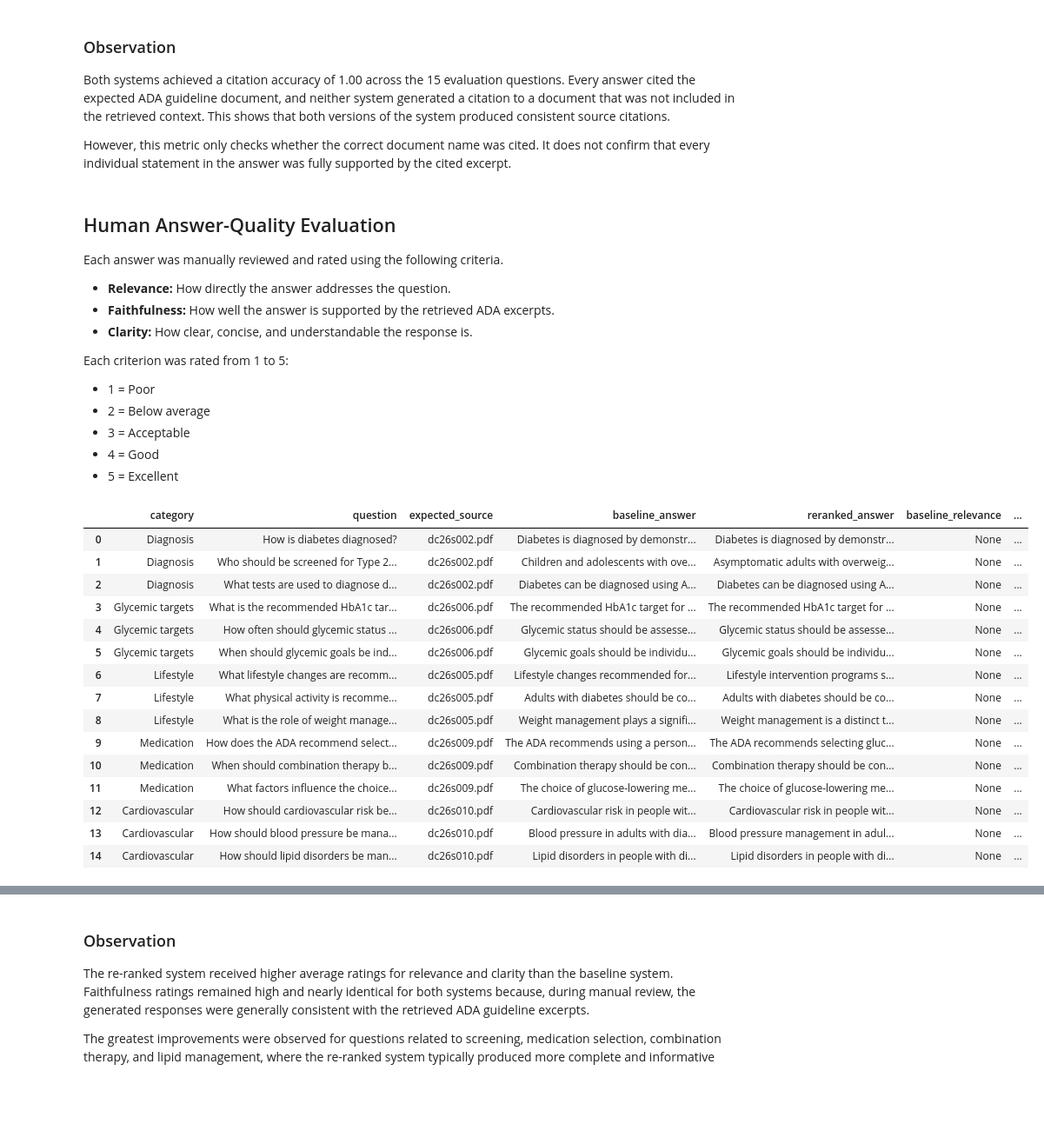
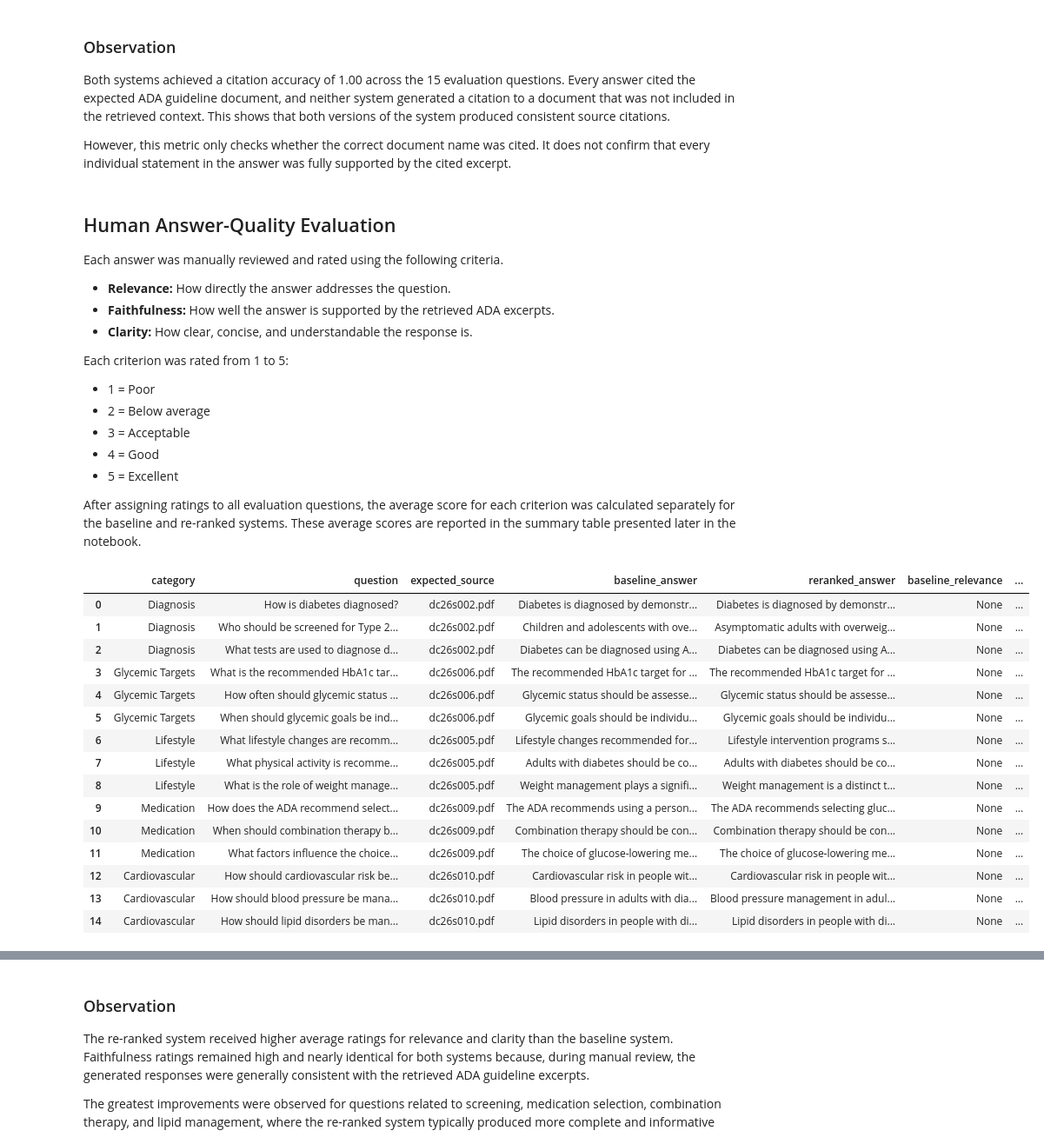
Before and after one commit to akwasianing/clinical-decision-support-rag-diabetes, a Jupyter notebook: notebooks/clinical_decision_support_rag.ipynb, the cells around one changed output, grey strips where cells are left out. Shown at 87% size. Cells and saved outputs as stored; diff of their text form; code cells hidden in the pictures; blank space fills up the shorter version.

```diff
--- a/notebooks/clinical_decision_support_rag.ipynb
+++ b/notebooks/clinical_decision_support_rag.ipynb
@@ -2286,16 +2621,32 @@ Retrieval performance was measured using Precision@3 and Hit Rate@3.
 - **Precision@3** measures the proportion of the top three retrieved chunks that came from the expected ADA guideline chapter.
 - **Hit Rate@3** records whether at least one of the top three chunks came from the expected chapter.
 # %%
-# CALCULATE RETRIEVAL METRICS
-
+# Calculate retrieval metrics for a single evaluation question.
 
 def calculate_retrieval_metrics(
-    retrieved_sources,
-    expected_source,
-    k=3
+    retrieved_sources: list,
+    expected_source: str,
+    k: int = 3,
 ):
     """
-    Calculate Precision@k and Hit Rate@k for one question.
+    Calculate Precision@k and Hit Rate@k for a single question.
+
+    Parameters
+    ----------
+    retrieved_sources : list
+        Retrieved source metadata dictionaries.
+    expected_source : str
+        Expected ADA guideline document.
+    k : int, default=3
+        Number of retrieved sources considered.
+
+    Returns
+    -------
+    tuple[float, int, list[str]]
+        A tuple containing:
+        - precision_at_k
+        - hit_at_k
+        - source_names
     """
 
     source_names = [
@@ -2314,5 +2665,9 @@ def calculate_retrieval_metrics(
         expected_source in source_names
     )
 
-    return precision_at_k, hit_at_k, source_names
+    return (
+        precision_at_k,
+        hit_at_k,
+        source_names,
+    )
 # %%
@@ -2972,9 +3354,10 @@ Each criterion was rated from 1 to 5:
 - 3 = Acceptable
 - 4 = Good
 - 5 = Excellent
+
+After assigning ratings to all evaluation questions, the average score for each criterion was calculated separately for the baseline and re-ranked systems. These average scores are reported in the summary table presented later in the notebook.
 # %%
-# CREATE HUMAN-RATING SHEET
-
+# Create a human evaluation sheet for manual assessment.
 
 human_rating_df = answer_evaluation_df[
     [
@@ -2982,43 +3365,47 @@ human_rating_df = answer_evaluation_df[
         "question",
         "expected_source",
         "baseline_answer",
-        "reranked_answer"
+        "reranked_answer",
     ]
 ].copy()
+
+# Baseline evaluation scores
 
 human_rating_df[
     "baseline_relevance"
 ] = None
 
 human_rating_df[
     "baseline_faithfulness"
 ] = None
 
 human_rating_df[
     "baseline_clarity"
 ] = None
+
+# Cross-Encoder re-ranked evaluation scores
 
 human_rating_df[
     "reranked_relevance"
 ] = None
 
 human_rating_df[
     "reranked_faithfulness"
 ] = None
 
 human_rating_df[
     "reranked_clarity"
 ] = None
 
 human_rating_df
 # %% [output]
 |  | category | question | expected_source | baseline_answer | reranked_answer | baseline_relevance | ... |
 | 0 | Diagnosis | How is diabetes diagnosed? | dc26s002.pdf | Diabetes is diagnosed by demonstr... | Diabetes is diagnosed by demonstr... | None | ... |
 | 1 | Diagnosis | Who should be screened for Type 2... | dc26s002.pdf | Children and adolescents with ove... | Asymptomatic adults with overweig... | None | ... |
 | 2 | Diagnosis | What tests are used to diagnose d... | dc26s002.pdf | Diabetes can be diagnosed using A... | Diabetes can be diagnosed using A... | None | ... |
-| 3 | Glycemic targets | What is the recommended HbA1c tar... | dc26s006.pdf | The recommended HbA1c target for ... | The recommended HbA1c target for ... | None | ... |
-| 4 | Glycemic targets | How often should glycemic status ... | dc26s006.pdf | Glycemic status should be assesse... | Glycemic status should be assesse... | None | ... |
-| 5 | Glycemic targets | When should glycemic goals be ind... | dc26s006.pdf | Glycemic goals should be individu... | Glycemic goals should be individu... | None | ... |
+| 3 | Glycemic Targets | What is the recommended HbA1c tar... | dc26s006.pdf | The recommended HbA1c target for ... | The recommended HbA1c target for ... | None | ... |
+| 4 | Glycemic Targets | How often should glycemic status ... | dc26s006.pdf | Glycemic status should be assesse... | Glycemic status should be assesse... | None | ... |
+| 5 | Glycemic Targets | When should glycemic goals be ind... | dc26s006.pdf | Glycemic goals should be individu... | Glycemic goals should be individu... | None | ... |
 | 6 | Lifestyle | What lifestyle changes are recomm... | dc26s005.pdf | Lifestyle changes recommended for... | Lifestyle intervention programs s... | None | ... |
 | 7 | Lifestyle | What physical activity is recomme... | dc26s005.pdf | Adults with diabetes should be co... | Adults with diabetes should be co... | None | ... |
 | 8 | Lifestyle | What is the role of weight manage... | dc26s005.pdf | Weight management plays a signifi... | Weight management is a distinct t... | None | ... |
```
Also changed, not shown: parts of 84 cells of this notebook.
